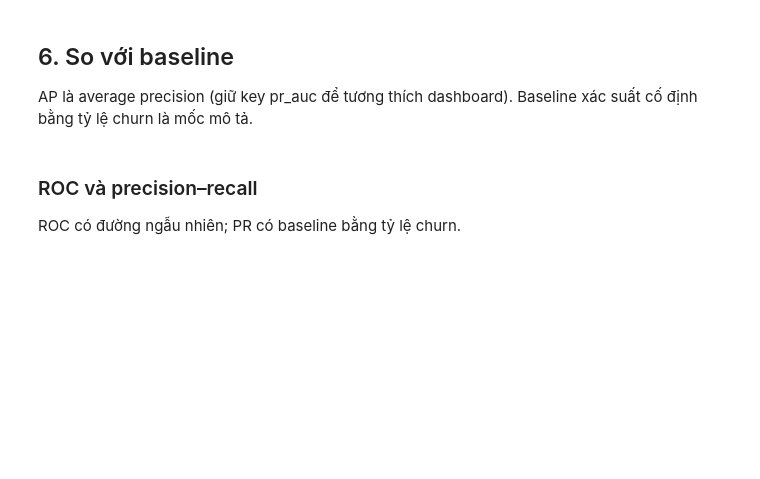
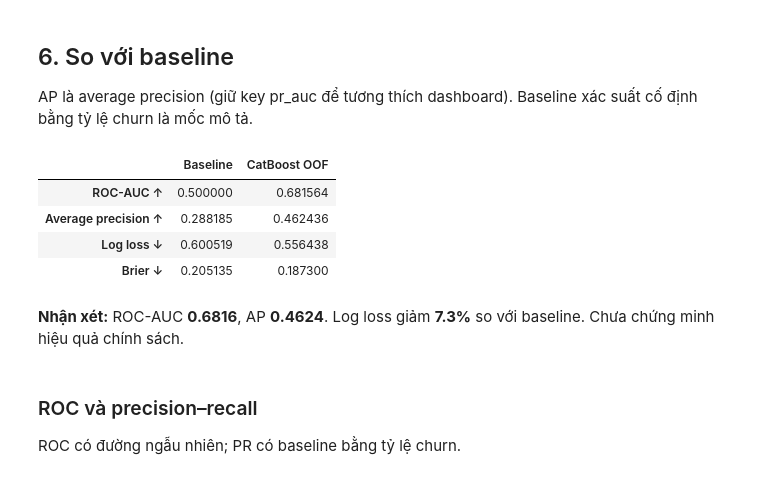
Before and after one commit to quynhf21/truc_quan, a Jupyter notebook: work/pipeline/03_model_training_and_evaluation.ipynb, the cells around one changed output. Cells and saved outputs as stored; diff of their text form; code cells hidden in the pictures; blank space fills up the shorter version.

```diff
--- a/work/pipeline/03_model_training_and_evaluation.ipynb
+++ b/work/pipeline/03_model_training_and_evaluation.ipynb
@@ -218,29 +303,36 @@ display(pd.DataFrame(fold_details).drop(columns="depth_candidates"))
 AP là average precision (giữ key pr_auc để tương thích dashboard). Baseline xác suất cố định bằng tỷ lệ churn là mốc mô tả.
 # %%
 metrics = {
-    "model_version": "cell2cell-catboost-oof-10-v1",
+    "model_version": "cell2cell-catboost-oof-v2",
     "features": MODEL_FEATURES,
     "source_sha256": manifest["source_sha256"],
     "processed_sha256": manifest["processed_sha256"],
     "chosen_depth": int(pd.Series([f["selected_depth"] for f in fold_details]).mode().iloc[0]),
     "depth_selection": "inside each outer training fold", "folds": fold_details,
     "roc_auc": float(roc_auc_score(y, oof_scores)),
     "pr_auc": float(average_precision_score(y, oof_scores)),
     "log_loss": float(log_loss(y, oof_scores)),
     "brier": float(brier_score_loss(y, oof_scores)),
     "baseline_churn_rate": float(y.mean()), "score_type": "3-fold out-of-fold",
 }
 baseline_probability = np.full(len(y), y.mean())
 comparison = pd.DataFrame({
     "Baseline": [0.5, y.mean(), log_loss(y, baseline_probability), brier_score_loss(y, baseline_probability)],
     "CatBoost OOF": [metrics["roc_auc"], metrics["pr_auc"], metrics["log_loss"], metrics["brier"]],
 }, index=["ROC-AUC ↑", "Average precision ↑", "Log loss ↓", "Brier ↓"])
 display(comparison)
 display(Markdown(
     f"**Nhận xét:** ROC-AUC **{metrics['roc_auc']:.4f}**, AP **{metrics['pr_auc']:.4f}**. "
     f"Log loss giảm **{1 - metrics['log_loss'] / comparison.loc['Log loss ↓', 'Baseline']:.1%}** so với baseline. "
     "Chưa chứng minh hiệu quả chính sách."
 ))
+# %% [output]
+|  | Baseline | CatBoost OOF |
+| ROC-AUC ↑ | 0.500000 | 0.681564 |
+| Average precision ↑ | 0.288185 | 0.462436 |
+| Log loss ↓ | 0.600519 | 0.556438 |
+| Brier ↓ | 0.205135 | 0.187300 |
+**Nhận xét:** ROC-AUC **0.6816**, AP **0.4624**. Log loss giảm **7.3%** so với baseline. Chưa chứng minh hiệu quả chính sách.
 # %% [markdown]
 ### ROC và precision–recall
 ROC có đường ngẫu nhiên; PR có baseline bằng tỷ lệ churn.
```
Also changed, not shown: parts of 15 cells of this notebook, 16 other files.
